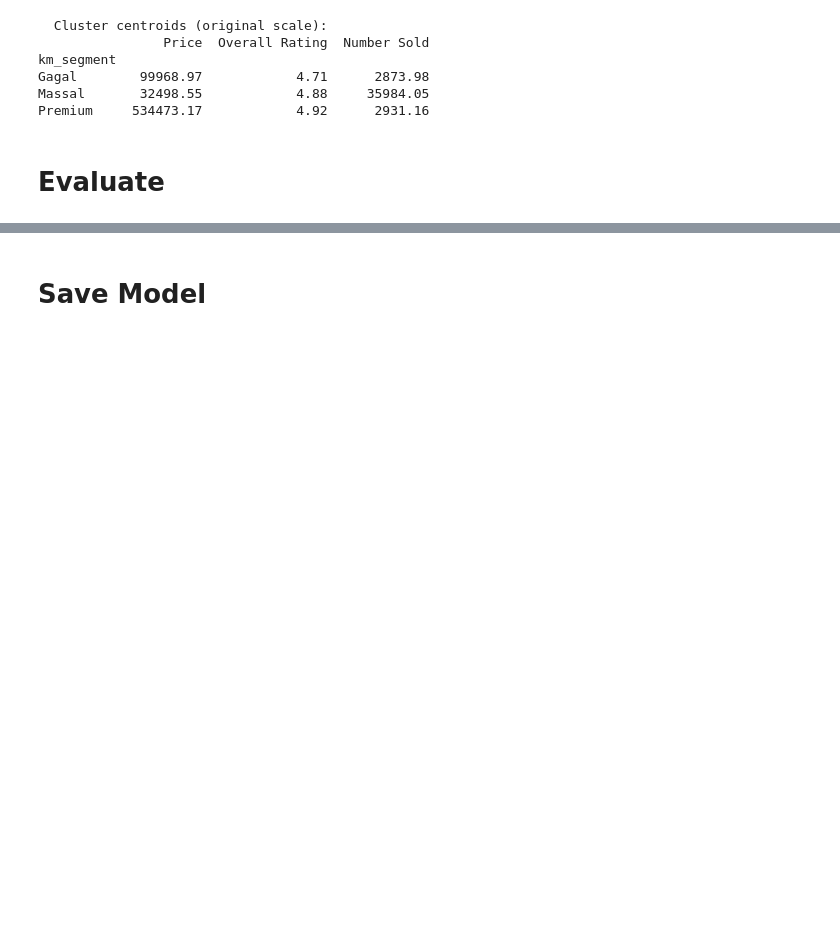
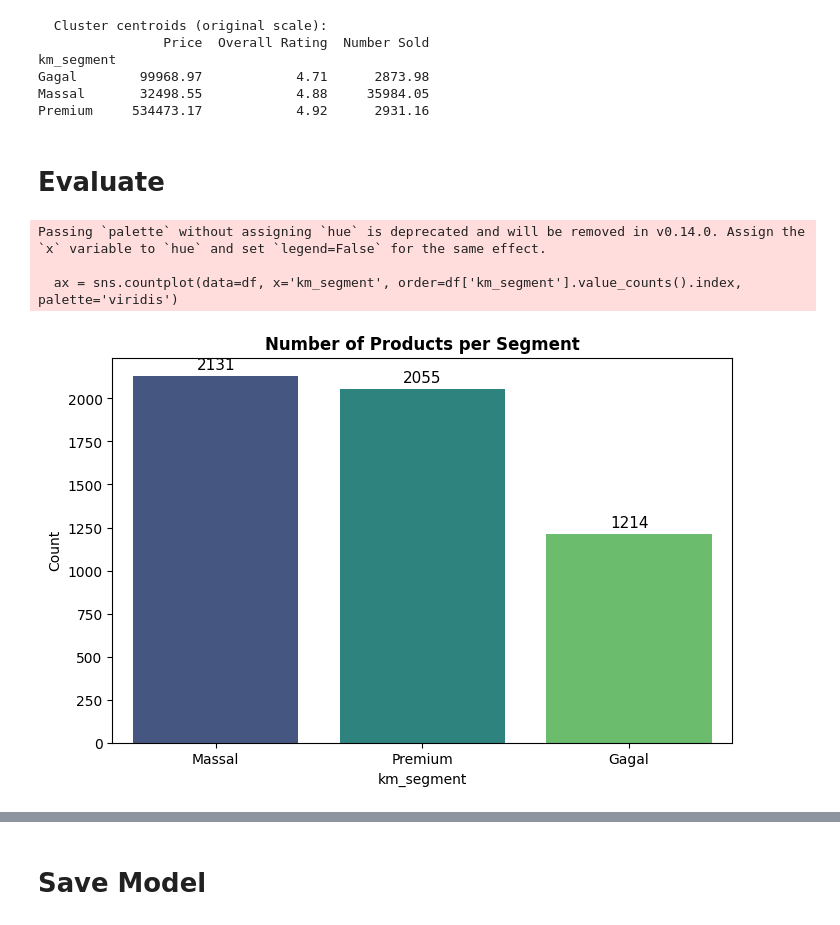
Before and after one commit to fadhilr2/tubes_SGML_computing_lab, a Jupyter notebook: unsupervised/train.ipynb, the cells around one changed output, grey strips where cells are left out. Drawn from its saved outputs; the diff is of its cells as text; code cells hidden in the pictures; blank space fills up the shorter version.

```diff
--- a/unsupervised/train.ipynb
+++ b/unsupervised/train.ipynb
@@ -131,3 +141,19 @@ Massal       32498.55            4.88     35984.05
 Premium     534473.17            4.92      2931.16
 # %% [markdown]
 # Evaluate
+# %%
+plt.figure(figsize=(8, 5))
+ax = sns.countplot(data=df, x='km_segment', order=df['km_segment'].value_counts().index, palette='viridis')
+plt.title("Number of Products per Segment", fontweight="bold")
+plt.ylabel("Count")
+
+for p in ax.patches:
+    ax.annotate(f'{int(p.get_height())}', (p.get_x() + p.get_width() / 2., p.get_height()),
+                ha='center', va='baseline', fontsize=11, color='black', xytext=(0, 5),
+                textcoords='offset points')
+plt.show()
+# %% [output]
+Passing `palette` without assigning `hue` is deprecated and will be removed in v0.14.0. Assign the `x` variable to `hue` and set `legend=False` for the same effect.
+
+  ax = sns.countplot(data=df, x='km_segment', order=df['km_segment'].value_counts().index, palette='viridis')
+[figure, added]
```
Also changed, not shown: parts of 8 cells of this notebook, 1 other file.
